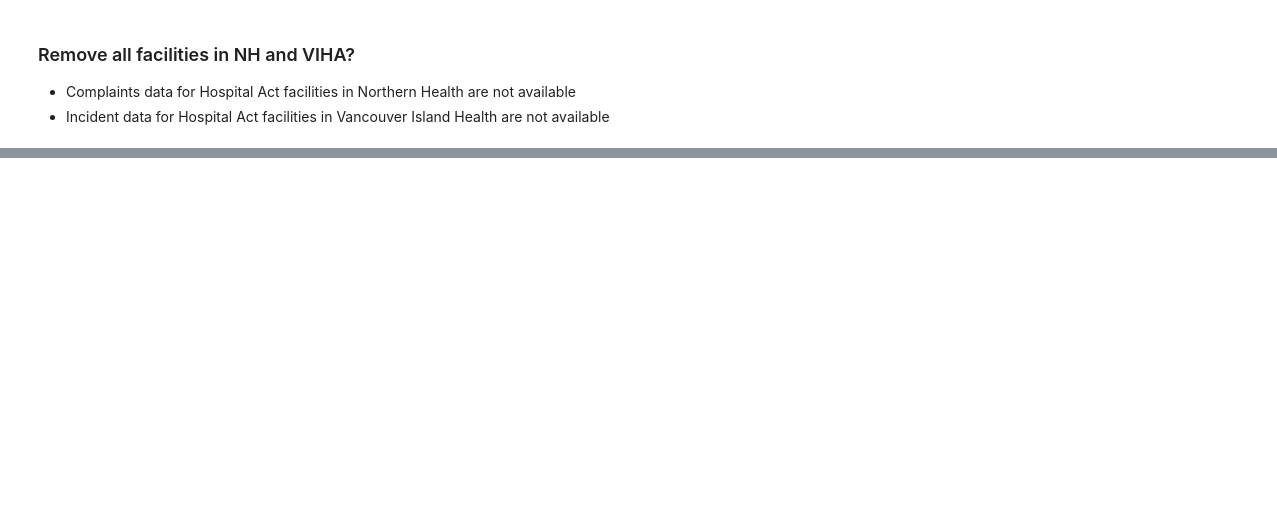
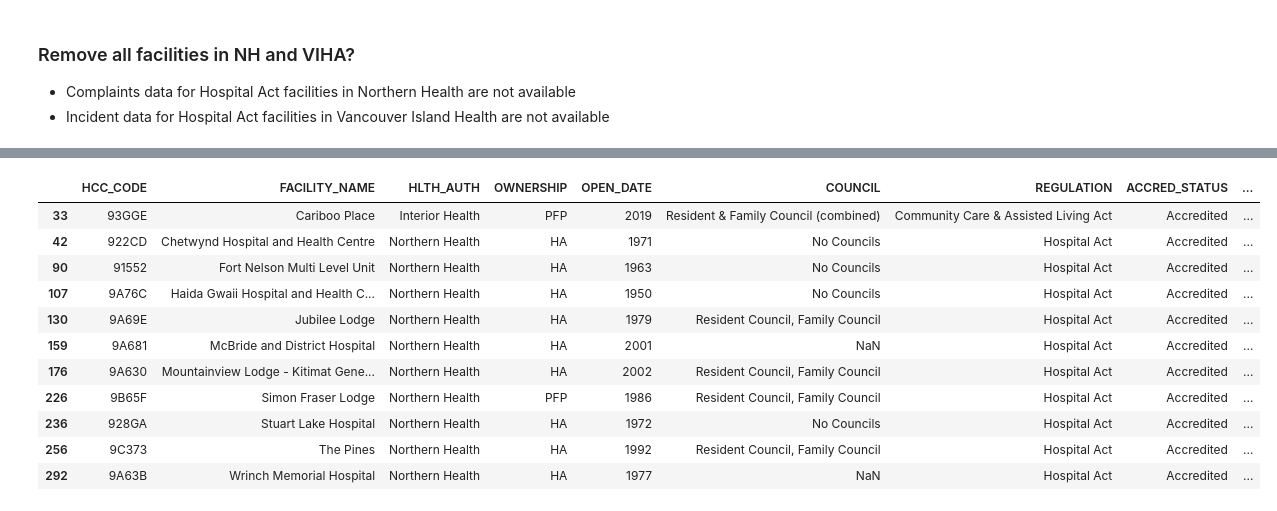
Before and after one commit to nganlyle/wrangle_covid, a Jupyter notebook: wrangling/ngan_bc_data_prep.ipynb, the cells around one changed output, grey strips where cells are left out. Cells and saved outputs as stored; diff of their text form; code cells hidden in the pictures; blank space fills up the shorter version.

```diff
--- a/wrangling/ngan_bc_data_prep.ipynb
+++ b/wrangling/ngan_bc_data_prep.ipynb
@@ -269,0 +318,31 @@ ltc2 = ltc.drop(listofcols, axis = 1)
+# %%
+# ltc.columns.values
+
+# # Show rows with NA values
+# ls = [
+#     'ROOMS_PRIVATE',
+#     'ROOMS_SEMI',
+#     'ROOMS_MULTI'
+# ]
+
+# for each in ls:
+#     ltc[ltc[each].isnull()]
+
+# ltc['SUB_COMPLAINTS'].describe()
+# ltc['SUB_COMPLAINTS'].value_counts()
+ltc[ltc['COMPLAINTS'].isnull()]
+# len(ltc[ltc['COMPLAINTS'].isnull()])
+# ltc['INFRACTIONS'].sum()
+# %% [output]
+|  | HCC_CODE | FACILITY_NAME | HLTH_AUTH | OWNERSHIP | OPEN_DATE | COUNCIL | REGULATION | ACCRED_STATUS | ... |
+| 33 | 93GGE | Cariboo Place | Interior Health | PFP | 2019 | Resident & Family Council (combined) | Community Care & Assisted Living Act | Accredited | ... |
+| 42 | 922CD | Chetwynd Hospital and Health Centre | Northern Health | HA | 1971 | No Councils | Hospital Act | Accredited | ... |
+| 90 | 91552 | Fort Nelson Multi Level Unit | Northern Health | HA | 1963 | No Councils | Hospital Act | Accredited | ... |
+| 107 | 9A76C | Haida Gwaii Hospital and Health C... | Northern Health | HA | 1950 | No Councils | Hospital Act | Accredited | ... |
+| 130 | 9A69E | Jubilee Lodge | Northern Health | HA | 1979 | Resident Council, Family Council | Hospital Act | Accredited | ... |
+| 159 | 9A681 | McBride and District Hospital | Northern Health | HA | 2001 | NaN | Hospital Act | Accredited | ... |
+| 176 | 9A630 | Mountainview Lodge - Kitimat Gene... | Northern Health | HA | 2002 | Resident Council, Family Council | Hospital Act | Accredited | ... |
+| 226 | 9B65F | Simon Fraser Lodge | Northern Health | PFP | 1986 | Resident Council, Family Council | Hospital Act | Accredited | ... |
+| 236 | 928GA | Stuart Lake Hospital | Northern Health | HA | 1972 | No Councils | Hospital Act | Accredited | ... |
+| 256 | 9C373 | The Pines | Northern Health | HA | 1992 | Resident Council, Family Council | Hospital Act | Accredited | ... |
+| 292 | 9A63B | Wrinch Memorial Hospital | Northern Health | HA | 1977 | NaN | Hospital Act | Accredited | ... |
```
Also changed, not shown: parts of 18 cells of this notebook.
